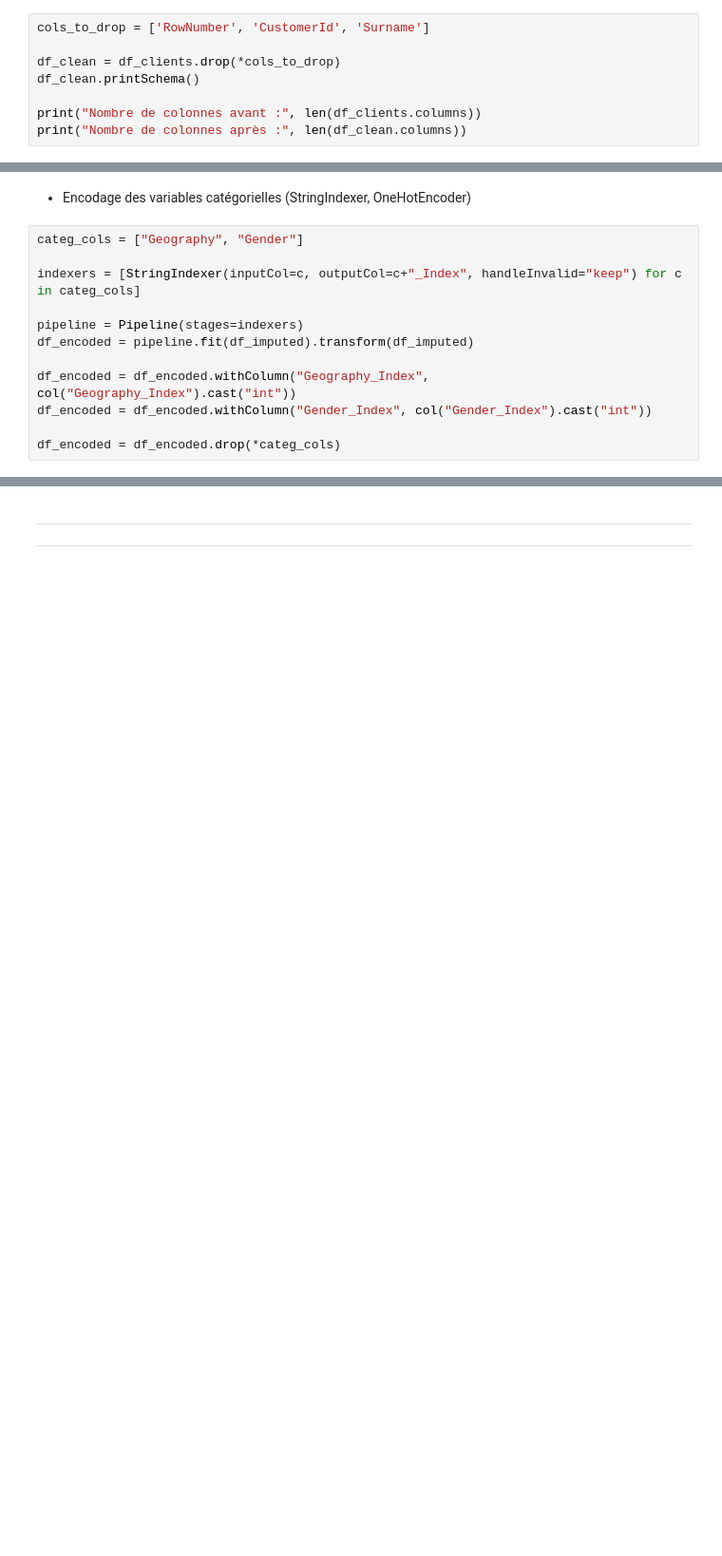
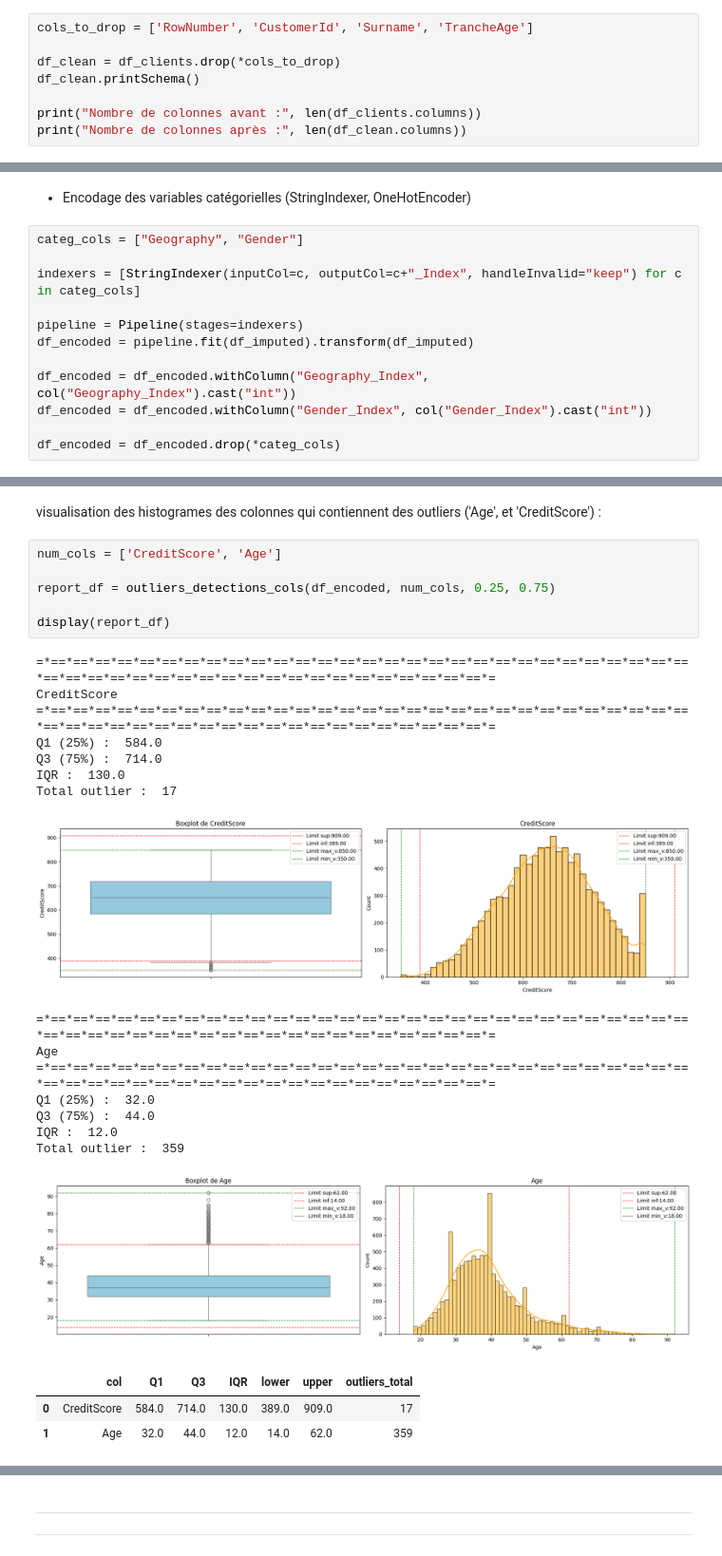
Before and after one commit to bouchramilo/BankAttritionFlow, a Jupyter notebook: notebooks/Eda.ipynb, the cells around one changed output, grey strips where cells are left out. Shown at 95% size. Cells and saved outputs as stored; diff of their text form; blank space fills up the shorter version.

```diff
--- a/notebooks/Eda.ipynb
+++ b/notebooks/Eda.ipynb
@@ -508,7 +542,7 @@ df_clients.groupBy("Geography", "HasCrCard").agg(
 # %% [markdown]
 * Suppression des colonnes non pertinentes
 # %%
-cols_to_drop = ['RowNumber', 'CustomerId', 'Surname']
+cols_to_drop = ['RowNumber', 'CustomerId', 'Surname', 'TrancheAge']
 
 df_clean = df_clients.drop(*cols_to_drop)
 df_clean.printSchema()
@@ -611,0 +646,28 @@ only showing top 5 rows
+# %% [markdown]
+visualisation des histogrames des colonnes qui contiennent des outliers ('Age', et 'CreditScore') :
+# %%
+num_cols = ['CreditScore', 'Age']
+
+report_df = outliers_detections_cols(df_encoded, num_cols, 0.25, 0.75)
+
+display(report_df)
+# %% [output]
+=*==*==*==*==*==*==*==*==*==*==*==*==*==*==*==*==*==*==*==*==*==*==*==*==*==*==*==*==*==*==*==*==*==*==*==*==*==*==*==*==*==*==*==*==*==*==*==*==*==*=
+CreditScore
+=*==*==*==*==*==*==*==*==*==*==*==*==*==*==*==*==*==*==*==*==*==*==*==*==*==*==*==*==*==*==*==*==*==*==*==*==*==*==*==*==*==*==*==*==*==*==*==*==*==*=
+Q1 (25%) :  584.0
+Q3 (75%) :  714.0
+IQR :  130.0
+Total outlier :  17
+[figure, added]
+=*==*==*==*==*==*==*==*==*==*==*==*==*==*==*==*==*==*==*==*==*==*==*==*==*==*==*==*==*==*==*==*==*==*==*==*==*==*==*==*==*==*==*==*==*==*==*==*==*==*=
+Age
+=*==*==*==*==*==*==*==*==*==*==*==*==*==*==*==*==*==*==*==*==*==*==*==*==*==*==*==*==*==*==*==*==*==*==*==*==*==*==*==*==*==*==*==*==*==*==*==*==*==*=
+Q1 (25%) :  32.0
+Q3 (75%) :  44.0
+IQR :  12.0
+Total outlier :  359
+[figure, added]
+|  | col | Q1 | Q3 | IQR | lower | upper | outliers_total |
+| 0 | CreditScore | 584.0 | 714.0 | 130.0 | 389.0 | 909.0 | 17 |
+| 1 | Age | 32.0 | 44.0 | 12.0 | 14.0 | 62.0 | 359 |
```
Also changed, not shown: parts of 18 cells of this notebook, 3 other files.
